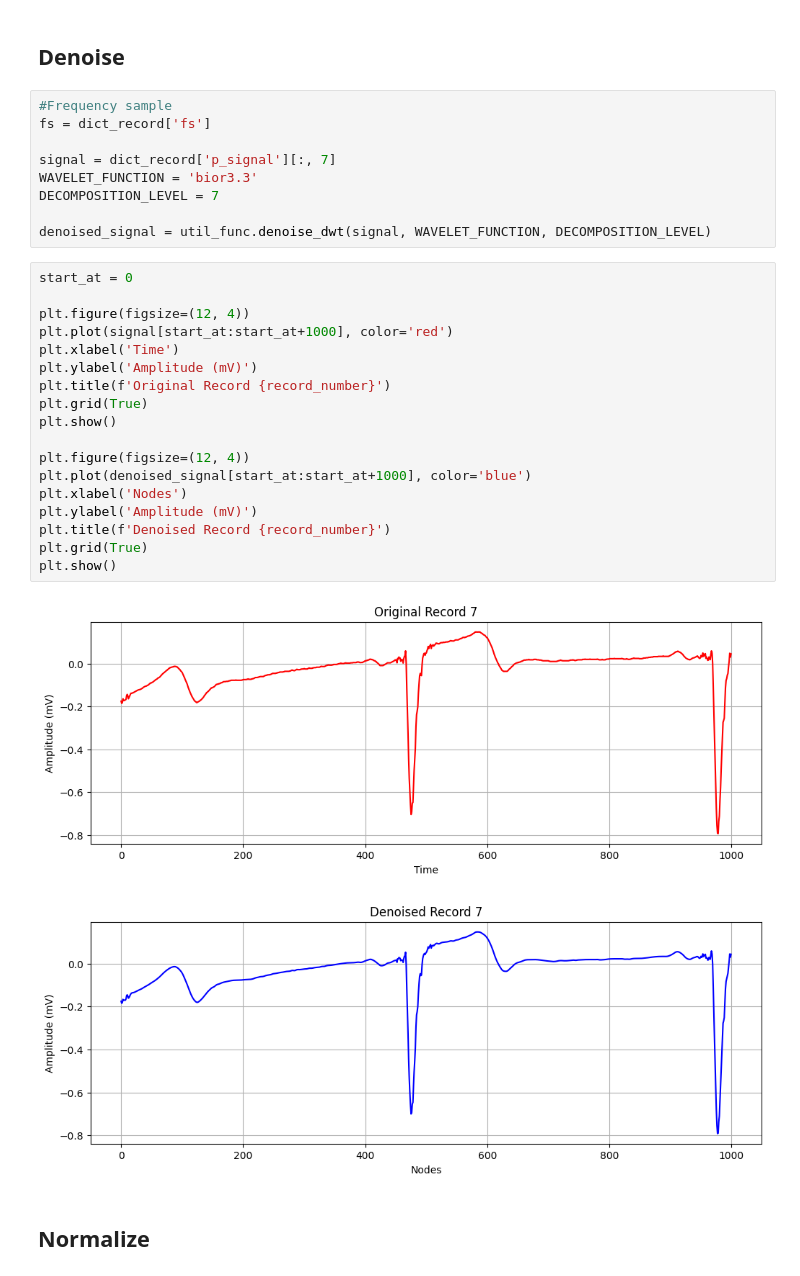
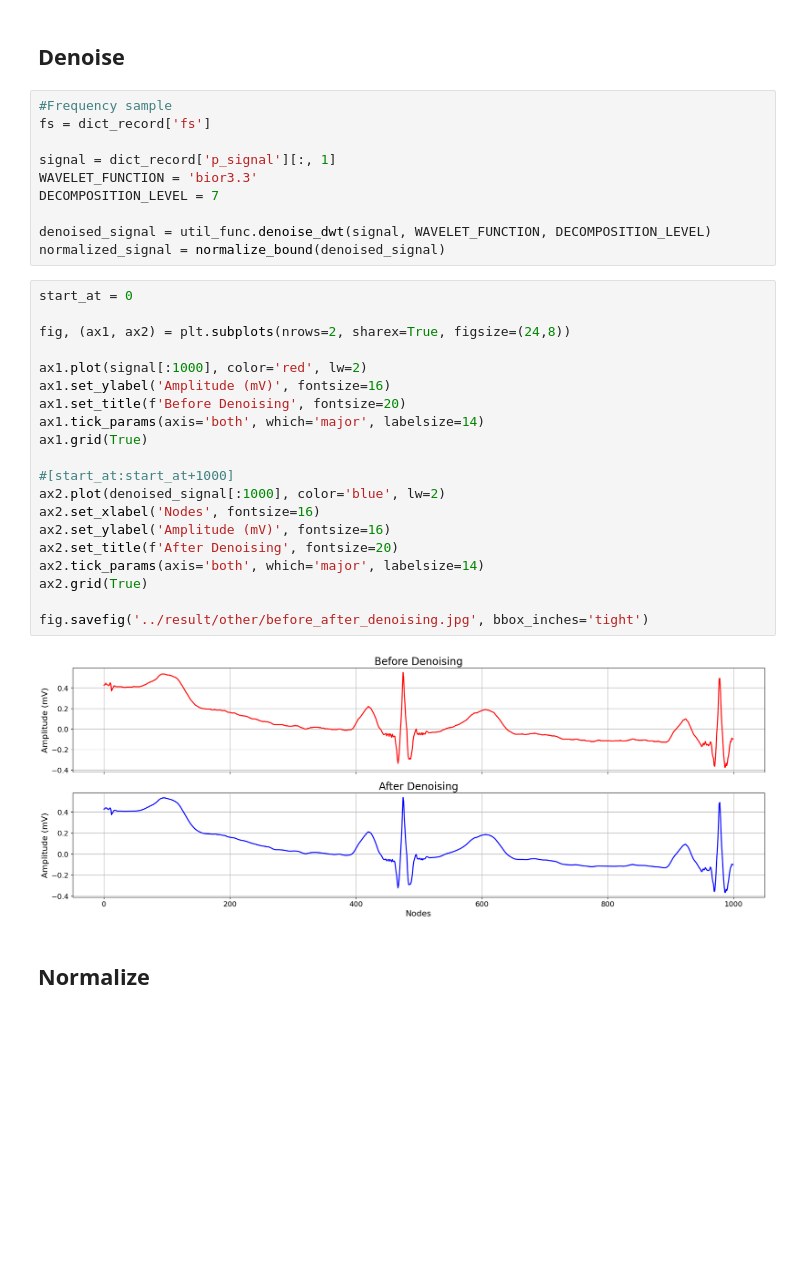
Before and after one commit to rendyisd/ecg-delineation, a Jupyter notebook: main/data_preprocessing.ipynb, the cells around one changed output. Drawn from its saved outputs; the diff is of its cells as text; blank space fills up the shorter version.

```diff
--- a/main/data_preprocessing.ipynb
+++ b/main/data_preprocessing.ipynb
@@ -128,32 +128,34 @@ bpm        bpm         Machine BP beat detections           False
 #Frequency sample
 fs = dict_record['fs']
 
-signal = dict_record['p_signal'][:, 7]
+signal = dict_record['p_signal'][:, 1]
 WAVELET_FUNCTION = 'bior3.3'
 DECOMPOSITION_LEVEL = 7
 
 denoised_signal = util_func.denoise_dwt(signal, WAVELET_FUNCTION, DECOMPOSITION_LEVEL)
+normalized_signal = normalize_bound(denoised_signal)
-# %%
-start_at = 0
-
-plt.figure(figsize=(12, 4))
-plt.plot(signal[start_at:start_at+1000], color='red')
-plt.xlabel('Time')
-plt.ylabel('Amplitude (mV)')
-plt.title(f'Original Record {record_number}')
-plt.grid(True)
-plt.show()
-
-plt.figure(figsize=(12, 4))
-plt.plot(denoised_signal[start_at:start_at+1000], color='blue')
-plt.xlabel('Nodes')
-plt.ylabel('Amplitude (mV)')
-plt.title(f'Denoised Record {record_number}')
-plt.grid(True)
-plt.show()
-# %% [output]
-[figure, removed]
-[figure, removed]
+# %%
+start_at = 0
+
+fig, (ax1, ax2) = plt.subplots(nrows=2, sharex=True, figsize=(24,8))
+
+ax1.plot(signal[:1000], color='red', lw=2)
+ax1.set_ylabel('Amplitude (mV)', fontsize=16)
+ax1.set_title(f'Before Denoising', fontsize=20)
+ax1.tick_params(axis='both', which='major', labelsize=14)
+ax1.grid(True)
+
+#[start_at:start_at+1000]
+ax2.plot(denoised_signal[:1000], color='blue', lw=2)
+ax2.set_xlabel('Nodes', fontsize=16)
+ax2.set_ylabel('Amplitude (mV)', fontsize=16)
+ax2.set_title(f'After Denoising', fontsize=20)
+ax2.tick_params(axis='both', which='major', labelsize=14)
+ax2.grid(True)
+
+fig.savefig('../result/other/before_after_denoising.jpg', bbox_inches='tight')
+# %% [output]
+[figure, added]
 # %% [markdown]
 ## Normalize
 # %% [markdown]
```
Also changed, not shown: parts of 5 cells of this notebook, 4 other files.
